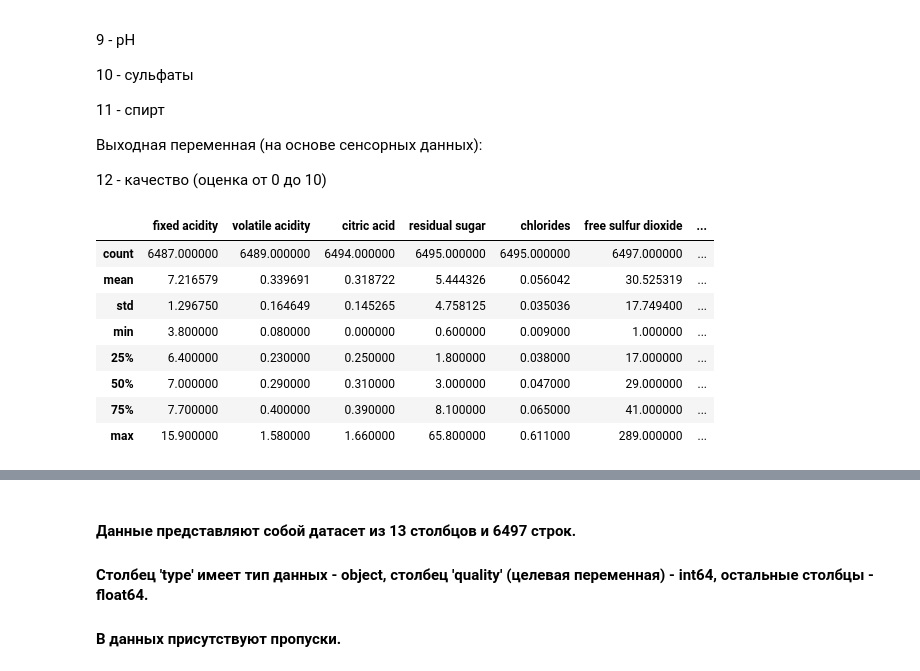
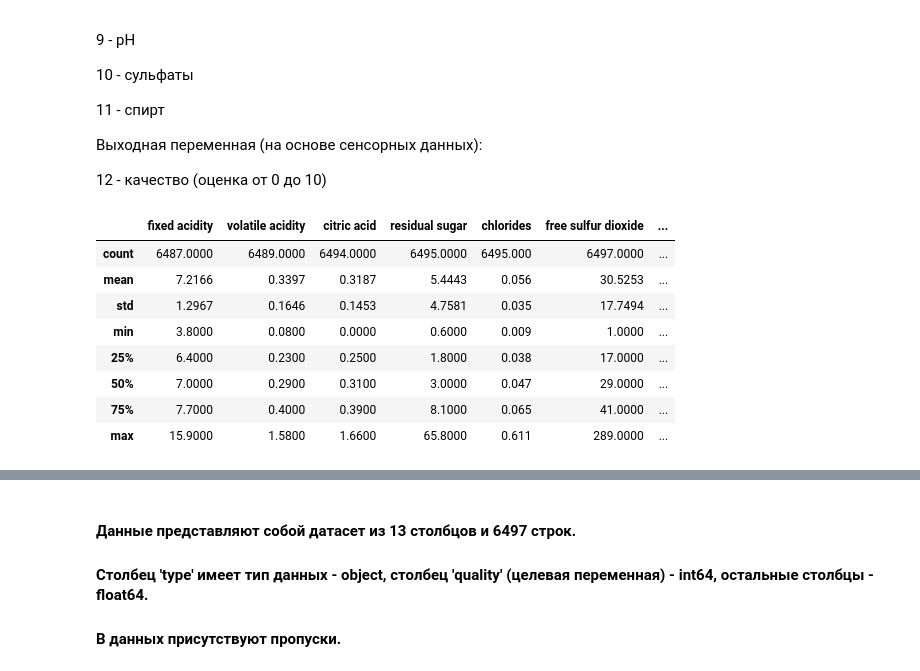
Before and after one commit to AndreyDS27/DS27, a Jupyter notebook: ZAK-5/Task_2_Методология_ведения_DS-проектов.ipynb, the cells around one changed output, grey strips where cells are left out. Saved outputs shown, nothing was run; the diff lists cells and outputs as text; code cells hidden in the pictures.

```diff
--- a/ZAK-5/Task_2_Методология_ведения_DS-проектов.ipynb
+++ b/ZAK-5/Task_2_Методология_ведения_DS-проектов.ipynb
@@ -162,17 +162,17 @@ df.head()
 
 12 - качество (оценка от 0 до 10)
 # %%
-df.describe()
+df.describe().round(4)
 # %% [output]
 |  | fixed acidity | volatile acidity | citric acid | residual sugar | chlorides | free sulfur dioxide | ... |
-| count | 6487.000000 | 6489.000000 | 6494.000000 | 6495.000000 | 6495.000000 | 6497.000000 | ... |
-| mean | 7.216579 | 0.339691 | 0.318722 | 5.444326 | 0.056042 | 30.525319 | ... |
-| std | 1.296750 | 0.164649 | 0.145265 | 4.758125 | 0.035036 | 17.749400 | ... |
-| min | 3.800000 | 0.080000 | 0.000000 | 0.600000 | 0.009000 | 1.000000 | ... |
-| 25% | 6.400000 | 0.230000 | 0.250000 | 1.800000 | 0.038000 | 17.000000 | ... |
-| 50% | 7.000000 | 0.290000 | 0.310000 | 3.000000 | 0.047000 | 29.000000 | ... |
-| 75% | 7.700000 | 0.400000 | 0.390000 | 8.100000 | 0.065000 | 41.000000 | ... |
-| max | 15.900000 | 1.580000 | 1.660000 | 65.800000 | 0.611000 | 289.000000 | ... |
+| count | 6487.0000 | 6489.0000 | 6494.0000 | 6495.0000 | 6495.000 | 6497.0000 | ... |
+| mean | 7.2166 | 0.3397 | 0.3187 | 5.4443 | 0.056 | 30.5253 | ... |
+| std | 1.2967 | 0.1646 | 0.1453 | 4.7581 | 0.035 | 17.7494 | ... |
+| min | 3.8000 | 0.0800 | 0.0000 | 0.6000 | 0.009 | 1.0000 | ... |
+| 25% | 6.4000 | 0.2300 | 0.2500 | 1.8000 | 0.038 | 17.0000 | ... |
+| 50% | 7.0000 | 0.2900 | 0.3100 | 3.0000 | 0.047 | 29.0000 | ... |
+| 75% | 7.7000 | 0.4000 | 0.3900 | 8.1000 | 0.065 | 41.0000 | ... |
+| max | 15.9000 | 1.5800 | 1.6600 | 65.8000 | 0.611 | 289.0000 | ... |
 # %%
 df.info()
 # %% [output]
```
Also changed, not shown: parts of 34 cells of this notebook.
